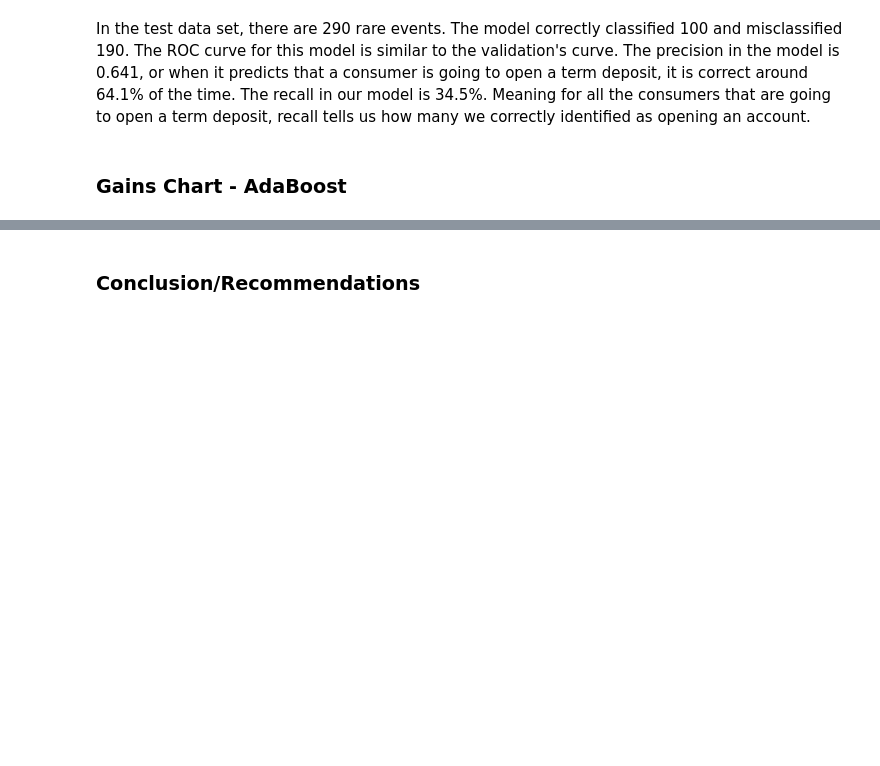
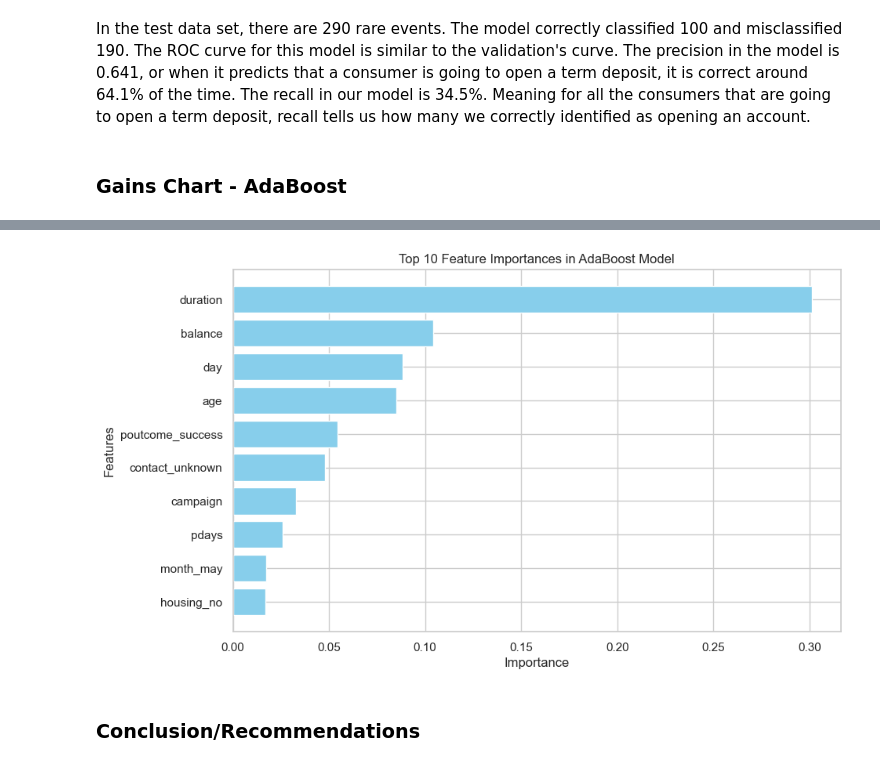
Before and after one commit to CalebMcCurdy/Bank-Term-Deposit-Predictions, a Jupyter notebook: Final Project.ipynb, the cells around one changed output, grey strips where cells are left out. Drawn from its saved outputs; the diff is of its cells as text; code cells hidden in the pictures; blank space fills up the shorter version.

```diff
--- a/Final Project.ipynb
+++ b/Final Project.ipynb
@@ -2960,0 +2981,11 @@ NameError: name 'boost_random' is not defined
+# %%
+# Get feature importances from the AdaBoost Model - balanced
+best_ada = boost_random.best_estimator_
+
+# Get feature importances from the best estimator
+feature_importances_ada = best_ada.feature_importances_
+
+# Assuming X_train_under is your training data
+ada_features_df = pd.DataFrame({'Feature': X_train_under.columns, 'Importance': feature_importances_ada})
+ada_features_df = ada_features_df.sort_values(by=['Importance'], ascending=False)
+ada_features_df.head()
@@ -2961,3 +2999,15 @@ NameError: name 'boost_random' is not defined
+# %%
+top_features = ada_features_df.head(10)[::-1]
+
+# Create a bar plot
+plt.figure(figsize=(10, 6))
+plt.barh(top_features['Feature'], top_features['Importance'], color='skyblue')
+plt.xlabel('Importance')
+plt.ylabel('Features')
+plt.title('Top 10 Feature Importances in AdaBoost Model')
+plt.show()
+# %% [output]
+[figure, added]
 # %% [markdown]
 ### Conclusion/Recommendations
 # %% [markdown]
```
Also changed, not shown: parts of 6 cells of this notebook.
